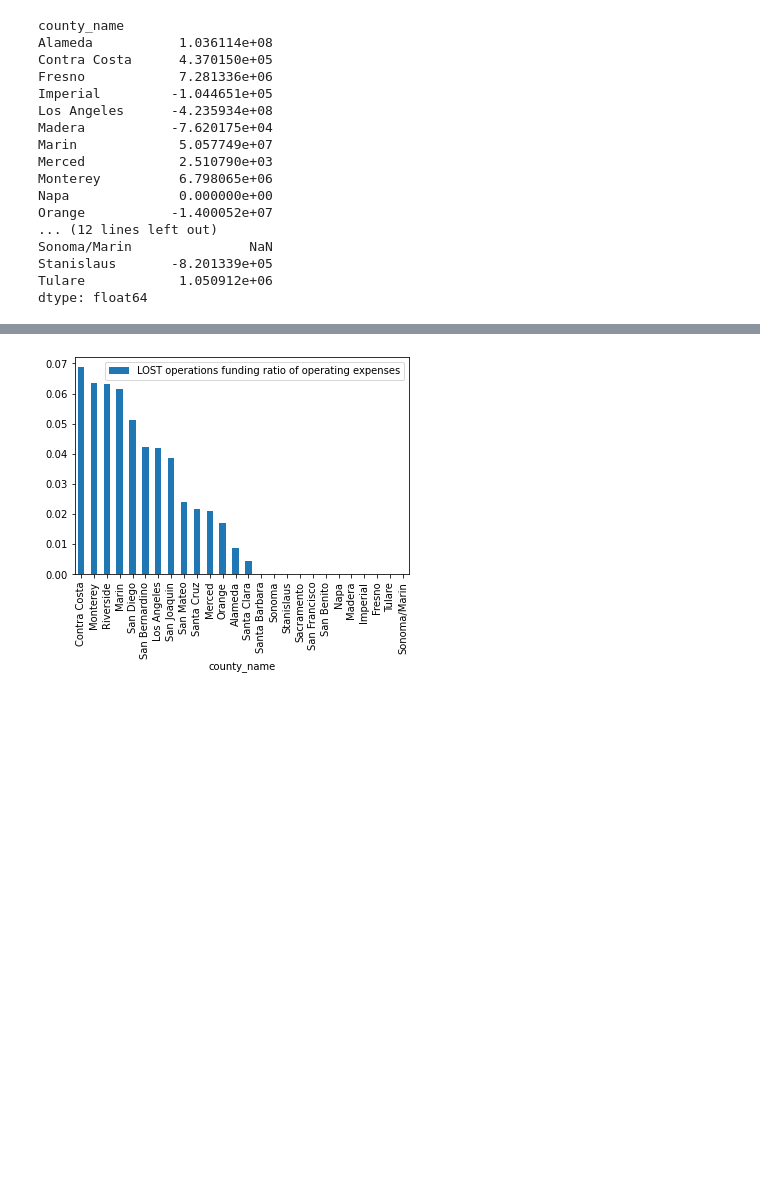
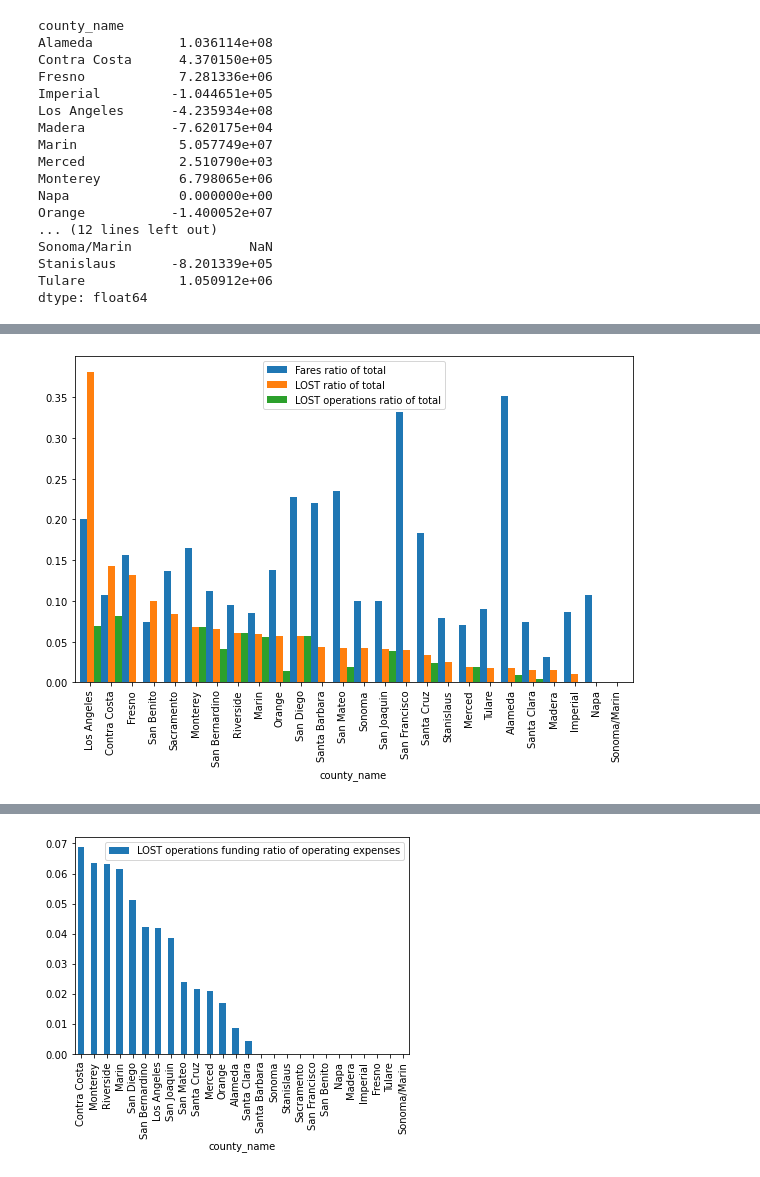
Before and after one commit to cal-itp/ucla-capstone-code, a Jupyter notebook: notebooks/4_sco_county_transit_funding.ipynb, the cells around one changed output, grey strips where cells are left out. Drawn from its saved outputs; the diff is of its cells as text; code cells hidden in the pictures; blank space fills up the shorter version.

```diff
--- a/notebooks/4_sco_county_transit_funding.ipynb
+++ b/notebooks/4_sco_county_transit_funding.ipynb
@@ -138,3 +160,11 @@ all_funding_19['County'] = all_funding_19.index
+# %%
+#this info might be better presented as a stacked bar with all funding sources?
+
+(all_funding_19.sort_values('LOST ratio of total', ascending=False)
+ [['Fares ratio of total', 'LOST ratio of total', 'LOST operations ratio of total']]
+ .plot(kind='bar', width=1, figsize=(10,6)) );
+# %% [output]
+[figure, added]
 # %%
 import matplotlib as mpl
 import matplotlib.pyplot as plt
```
Also changed, not shown: parts of 11 cells of this notebook, 4 other files.
